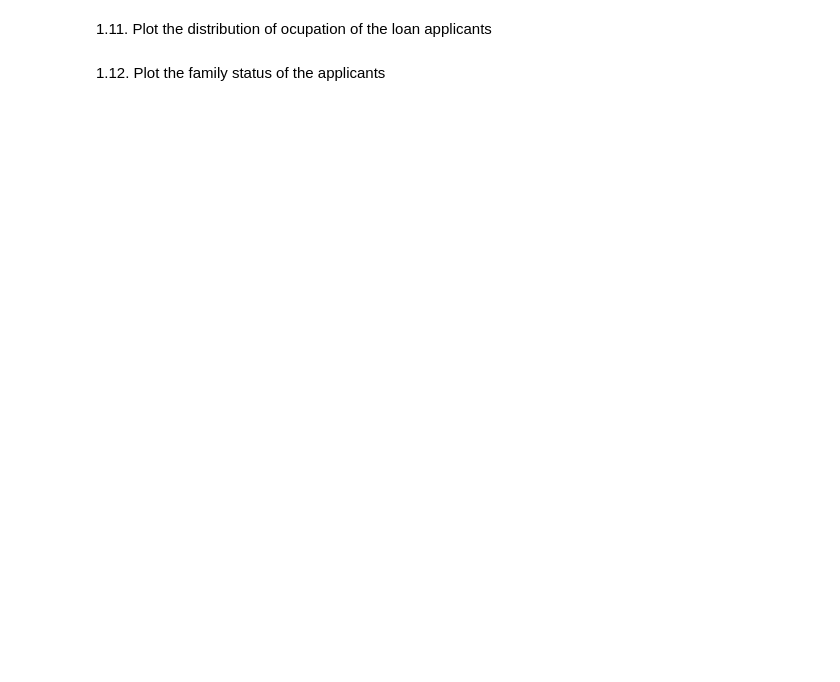
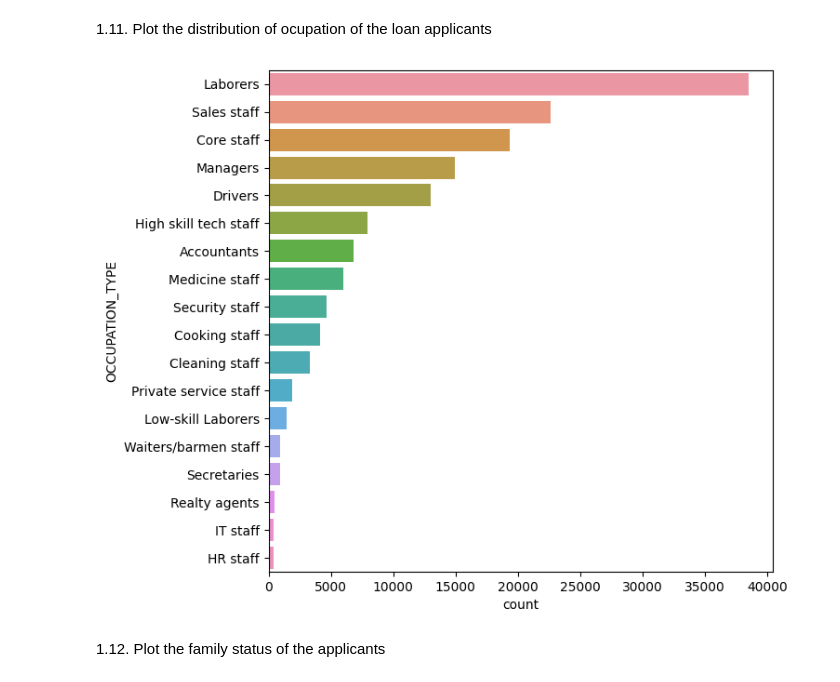
Before and after one commit to ja-818/home_credit_default_risk, a Jupyter notebook: sprint_3_julian_arango.ipynb, the cells around one changed output. Cells and saved outputs as stored; diff of their text form; code cells hidden in the pictures; blank space fills up the shorter version.

```diff
--- a/sprint_3_julian_arango.ipynb
+++ b/sprint_3_julian_arango.ipynb
@@ -251,6 +275,11 @@ COMMONAREA_MEDI   121000      62.9
 1.11. Plot the distribution of ocupation of the loan applicants
 # %%
 ### Complete in this cell: ocupation of applicants
+fig, ax = plt.subplots(figsize=(7,7))
+sns.countplot(app_train, y="OCCUPATION_TYPE", order=app_train['OCCUPATION_TYPE'].value_counts().index)
+plt.show()
+# %% [output]
+[figure, added]
 # %% [markdown]
 1.12. Plot the family status of the applicants
 # %%
```
Also changed, not shown: parts of 8 cells of this notebook.
